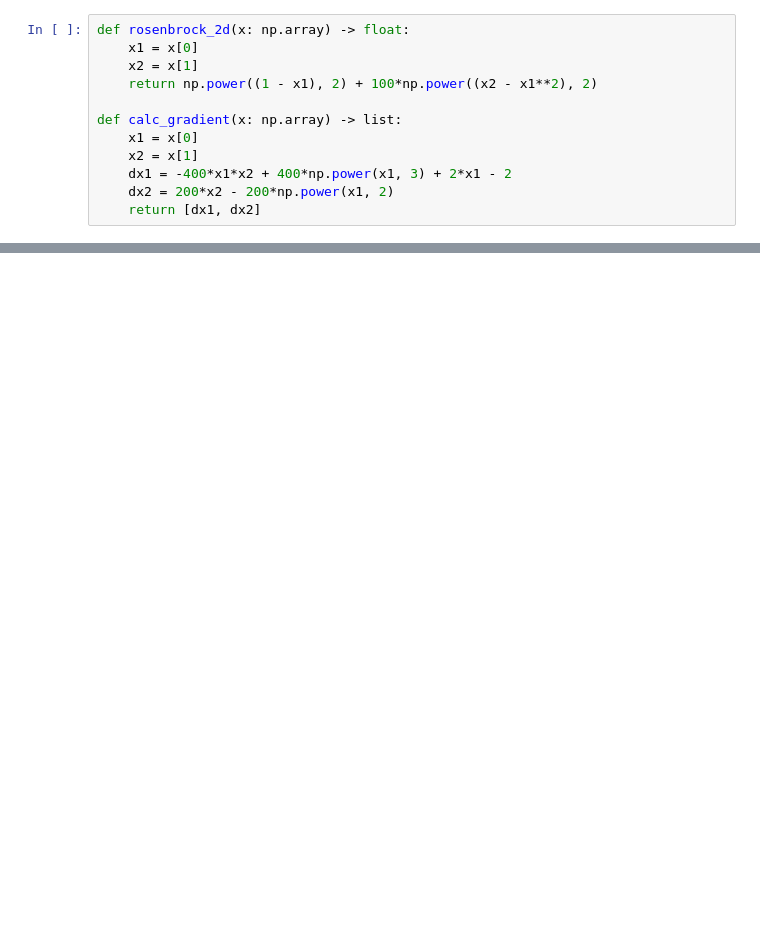
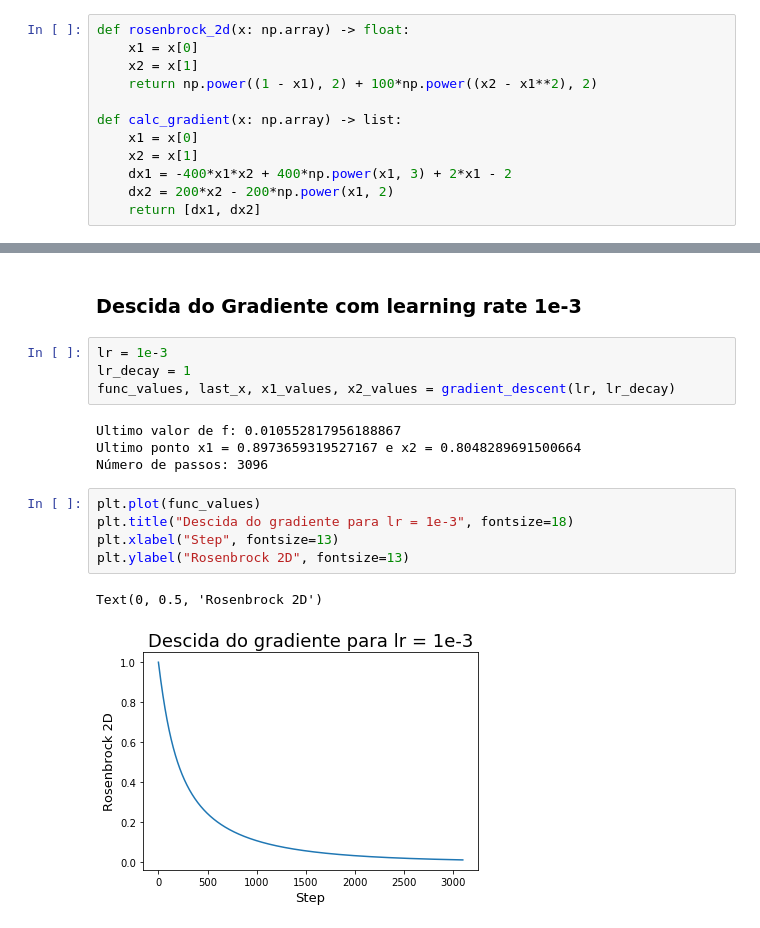
Before and after one commit to andisantos/MO431-432, a Jupyter notebook: MO431/T2/Tarefa_2_dre.ipynb, the cells around one changed output, grey strips where cells are left out. Cells and saved outputs as stored; diff of their text form; blank space fills up the shorter version.

```diff
--- a/MO431/T2/Tarefa_2_dre.ipynb
+++ b/MO431/T2/Tarefa_2_dre.ipynb
@@ -19,0 +114,19 @@ def calc_gradient(x: np.array) -> list:
+# %% [markdown]
+
+### Descida do Gradiente com learning rate 1e-3
+# %%
+lr = 1e-3
+lr_decay = 1
+func_values, last_x, x1_values, x2_values = gradient_descent(lr, lr_decay)
+# %% [output]
+Ultimo valor de f: 0.010552817956188867
+Ultimo ponto x1 = 0.8973659319527167 e x2 = 0.8048289691500664
+Número de passos: 3096
+# %%
+plt.plot(func_values)
+plt.title("Descida do gradiente para lr = 1e-3", fontsize=18)
+plt.xlabel("Step", fontsize=13)
+plt.ylabel("Rosenbrock 2D", fontsize=13)
+# %% [output]
+Text(0, 0.5, 'Rosenbrock 2D')
+[figure, added]
```
Also changed, not shown: parts of 28 cells of this notebook.
